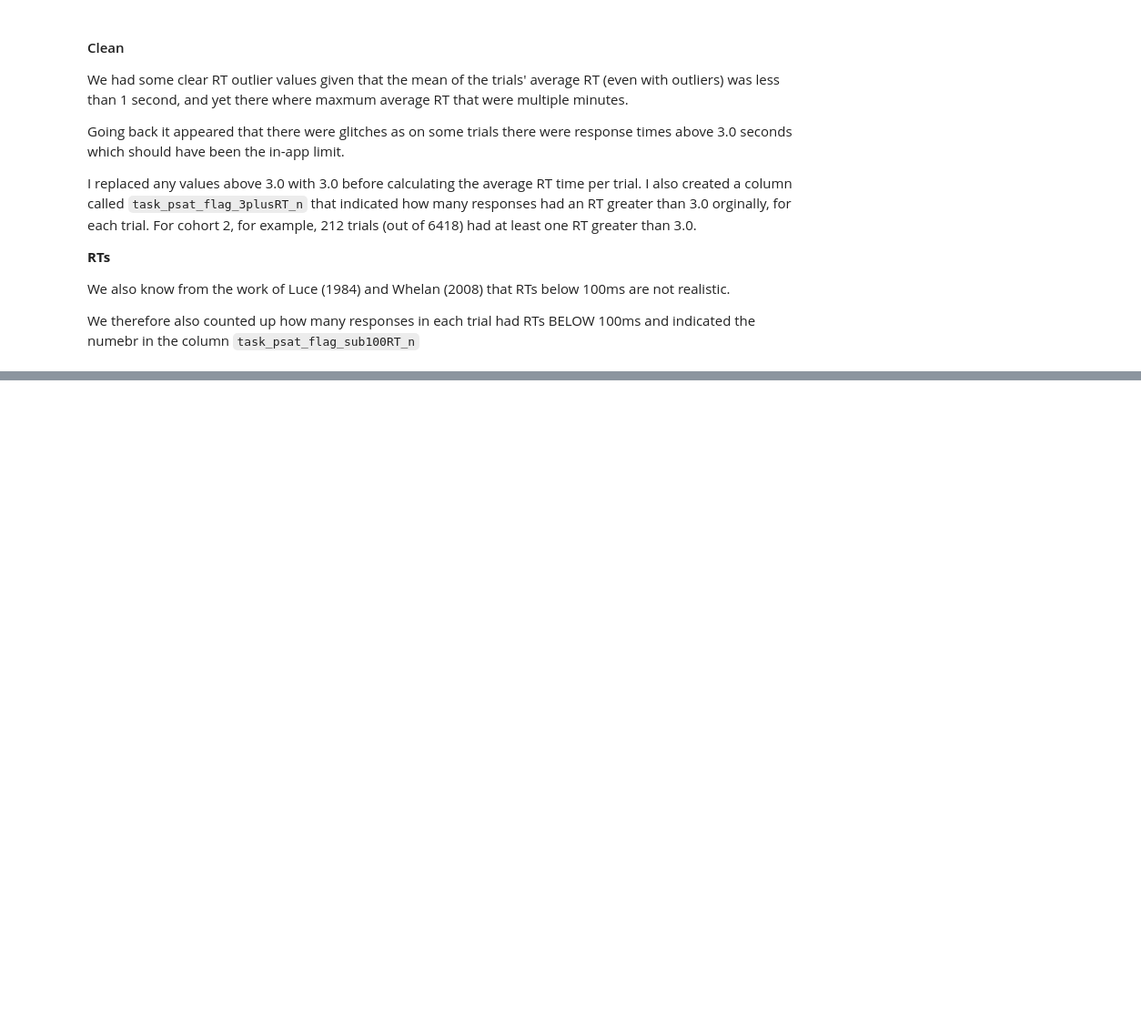
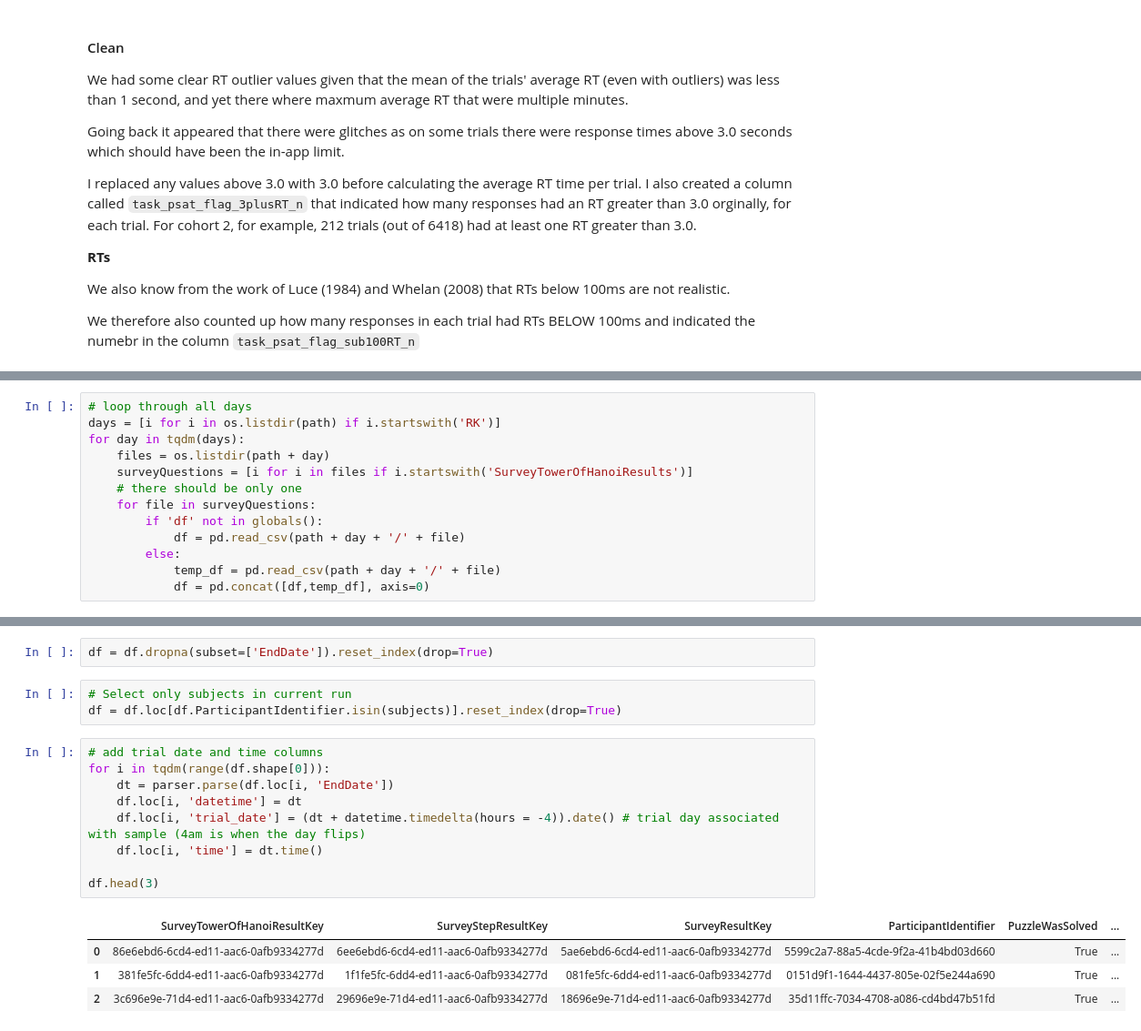
Before and after one commit to danieljwilson/3_3_experience_sampling, a Jupyter notebook: 3_3_3_data_analysis/01_data munge/01_1_process_data.ipynb, the cells around one changed output, grey strips where cells are left out. Shown at 91% size. Cells and saved outputs as stored; diff of their text form; blank space fills up the shorter version.

Commit message:
Update Tower of Hanoi data processing

```diff
--- a/3_3_3_data_analysis/01_data munge/01_1_process_data.ipynb
+++ b/3_3_3_data_analysis/01_data munge/01_1_process_data.ipynb
@@ -2767,0 +2790,13 @@ We therefore also counted up how many responses in each trial had RTs BELOW 100m
+# %%
+# loop through all days
+days = [i for i in os.listdir(path) if i.startswith('RK')]
+for day in tqdm(days):
+    files = os.listdir(path + day)
+    surveyQuestions = [i for i in files if i.startswith('SurveyTowerOfHanoiResults')]
+    # there should be only one
+    for file in surveyQuestions:
+        if 'df' not in globals():
+            df = pd.read_csv(path + day + '/' + file)
+        else:
+            temp_df = pd.read_csv(path + day + '/' + file)
+            df = pd.concat([df,temp_df], axis=0)
@@ -2767,0 +2818,19 @@ We therefore also counted up how many responses in each trial had RTs BELOW 100m
+# %%
+df = df.dropna(subset=['EndDate']).reset_index(drop=True)
+# %%
+# Select only subjects in current run
+df = df.loc[df.ParticipantIdentifier.isin(subjects)].reset_index(drop=True)
+# %%
+# add trial date and time columns
+for i in tqdm(range(df.shape[0])):
+    dt = parser.parse(df.loc[i, 'EndDate'])
+    df.loc[i, 'datetime'] = dt
+    df.loc[i, 'trial_date'] = (dt + datetime.timedelta(hours = -4)).date() # trial day associated with sample (4am is when the day flips)
+    df.loc[i, 'time'] = dt.time()
+
+df.head(3)
+# %% [output]
+|  | SurveyTowerOfHanoiResultKey | SurveyStepResultKey | SurveyResultKey | ParticipantIdentifier | PuzzleWasSolved | ... |
+| 0 | 86e6ebd6-6cd4-ed11-aac6-0afb9334277d | 6ee6ebd6-6cd4-ed11-aac6-0afb9334277d | 5ae6ebd6-6cd4-ed11-aac6-0afb9334277d | 5599c2a7-88a5-4cde-9f2a-41b4bd03d660 | True | ... |
+| 1 | 381fe5fc-6dd4-ed11-aac6-0afb9334277d | 1f1fe5fc-6dd4-ed11-aac6-0afb9334277d | 081fe5fc-6dd4-ed11-aac6-0afb9334277d | 0151d9f1-1644-4437-805e-02f5e244a690 | True | ... |
+| 2 | 3c696e9e-71d4-ed11-aac6-0afb9334277d | 29696e9e-71d4-ed11-aac6-0afb9334277d | 18696e9e-71d4-ed11-aac6-0afb9334277d | 35d11ffc-7034-4708-a086-cd4bd47b51fd | True | ... |
```
Also changed, not shown: parts of 18 cells of this notebook.
